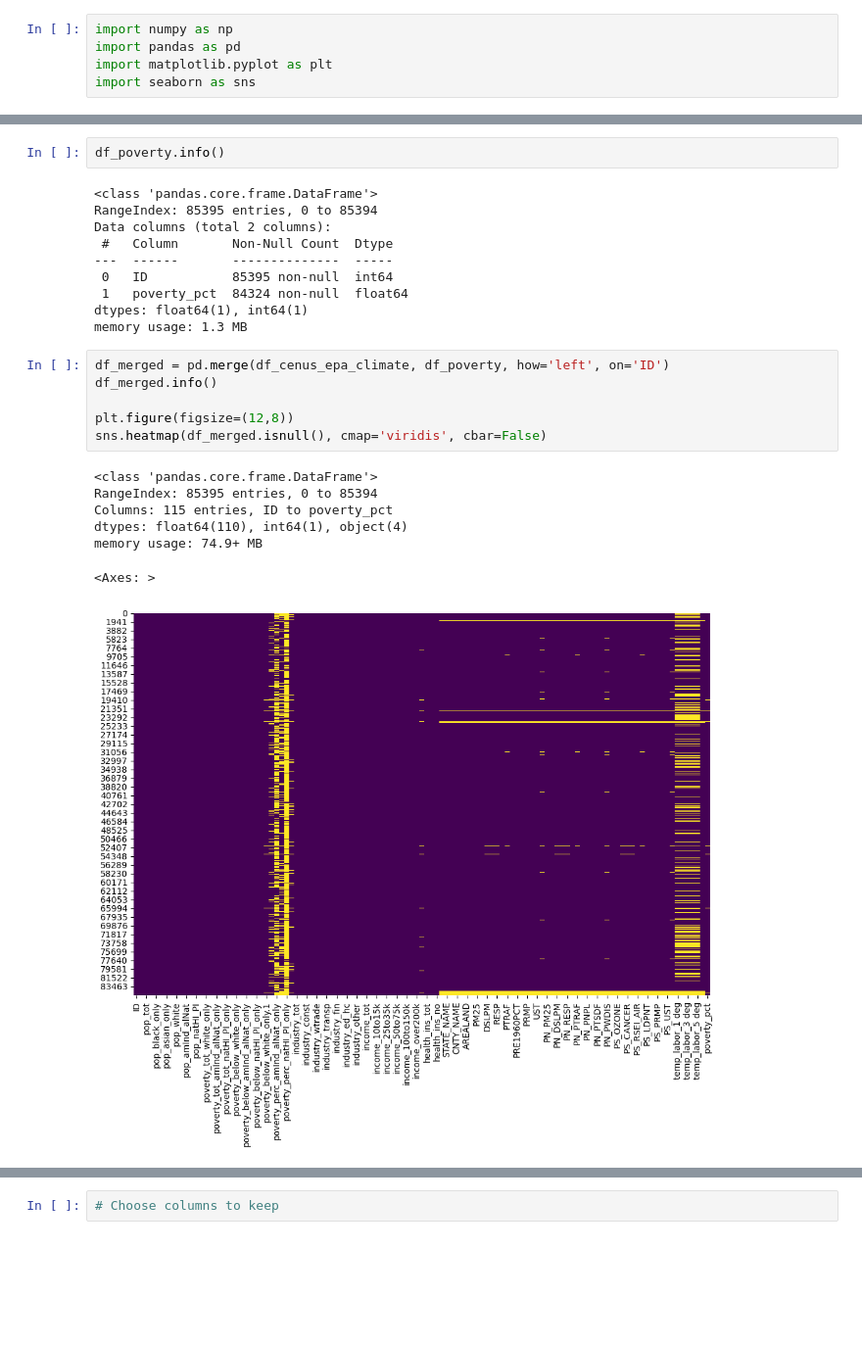
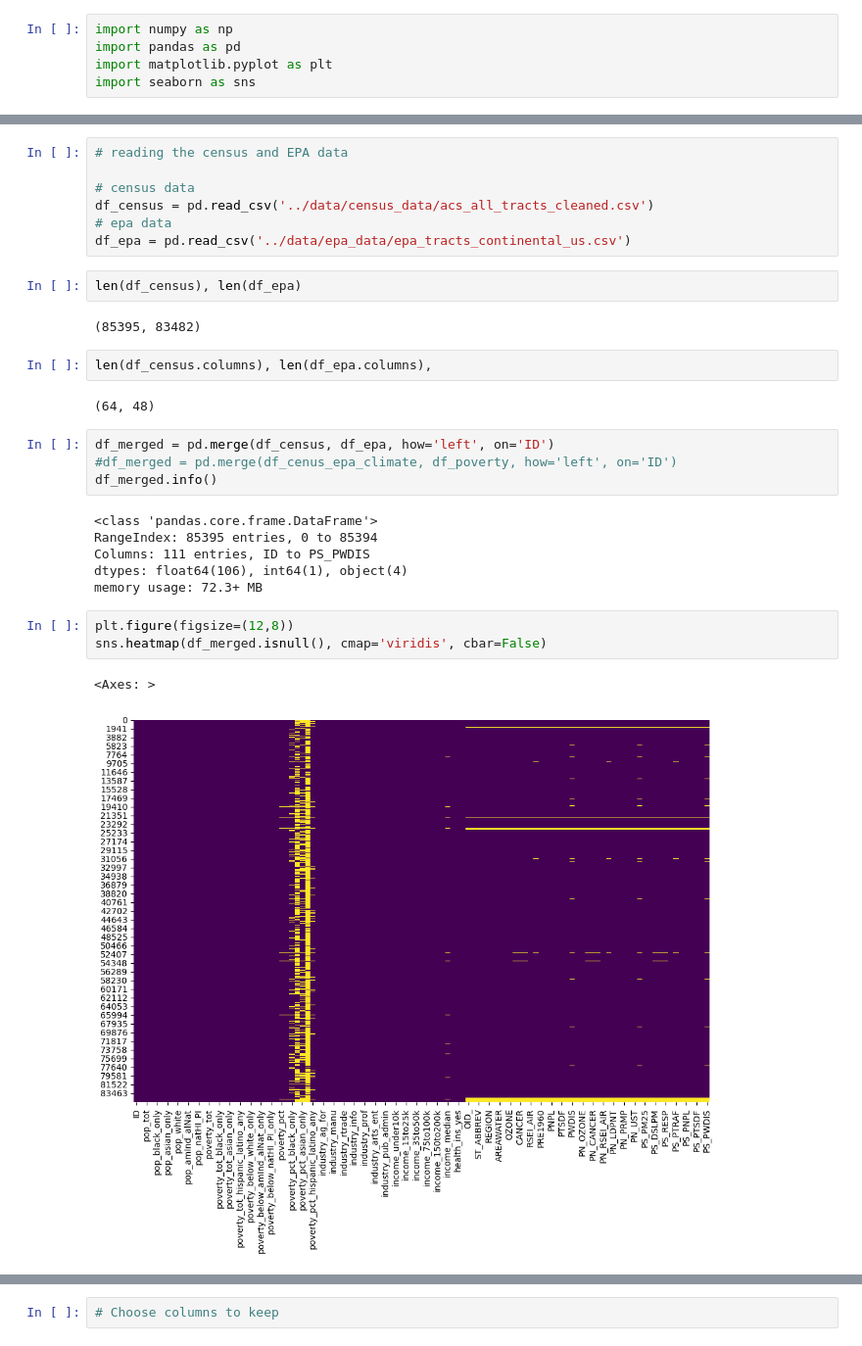
Before and after one commit to braeden-reinoso/Air-Toxin-Risk-in-Marginalized-Communities, a Jupyter notebook: data cleaning/Data-cleaning_calc-pct-theil_rm-null.ipynb, the cells around one changed output, grey strips where cells are left out. Shown: that part at 98% size. Cells and saved outputs as stored; diff of their text form; blank space fills up the shorter version.

```diff
--- a/data cleaning/Data-cleaning_calc-pct-theil_rm-null.ipynb
+++ b/data cleaning/Data-cleaning_calc-pct-theil_rm-null.ipynb
@@ -19,29 +9,34 @@ memory usage: 74.3+ MB
-# %%
-df_poverty.info()
-# %% [output]
-<class 'pandas.core.frame.DataFrame'>
-RangeIndex: 85395 entries, 0 to 85394
-Data columns (total 2 columns):
- #   Column       Non-Null Count  Dtype
----  ------       --------------  -----
- 0   ID           85395 non-null  int64
- 1   poverty_pct  84324 non-null  float64
-dtypes: float64(1), int64(1)
-memory usage: 1.3 MB
+# %%
+# reading the census and EPA data
+
+# census data
+df_census = pd.read_csv('../data/census_data/acs_all_tracts_cleaned.csv')
+# epa data
+df_epa = pd.read_csv('../data/epa_data/epa_tracts_continental_us.csv')
+# %%
+len(df_census), len(df_epa)
+# %% [output]
+(85395, 83482)
+# %%
+len(df_census.columns), len(df_epa.columns),
+# %% [output]
+(64, 48)
+# %%
+df_merged = pd.merge(df_census, df_epa, how='left', on='ID')
+#df_merged = pd.merge(df_cenus_epa_climate, df_poverty, how='left', on='ID')
+df_merged.info()
+# %% [output]
+<class 'pandas.core.frame.DataFrame'>
+RangeIndex: 85395 entries, 0 to 85394
+Columns: 111 entries, ID to PS_PWDIS
+dtypes: float64(106), int64(1), object(4)
+memory usage: 72.3+ MB
 # %%
-df_merged = pd.merge(df_cenus_epa_climate, df_poverty, how='left', on='ID')
-df_merged.info()
-
 plt.figure(figsize=(12,8))
 sns.heatmap(df_merged.isnull(), cmap='viridis', cbar=False)
 # %% [output]
-<class 'pandas.core.frame.DataFrame'>
-RangeIndex: 85395 entries, 0 to 85394
-Columns: 115 entries, ID to poverty_pct
-dtypes: float64(110), int64(1), object(4)
-memory usage: 74.9+ MB
+<Axes: >
-<Axes: >
-[figure, old version]
+[figure, new version]
 # %%
 print('\nCOLUMN NAME : NULL COUNT')
 for col in df_merged.columns:
```
Also changed, not shown: parts of 17 cells of this notebook, 3 other files.
